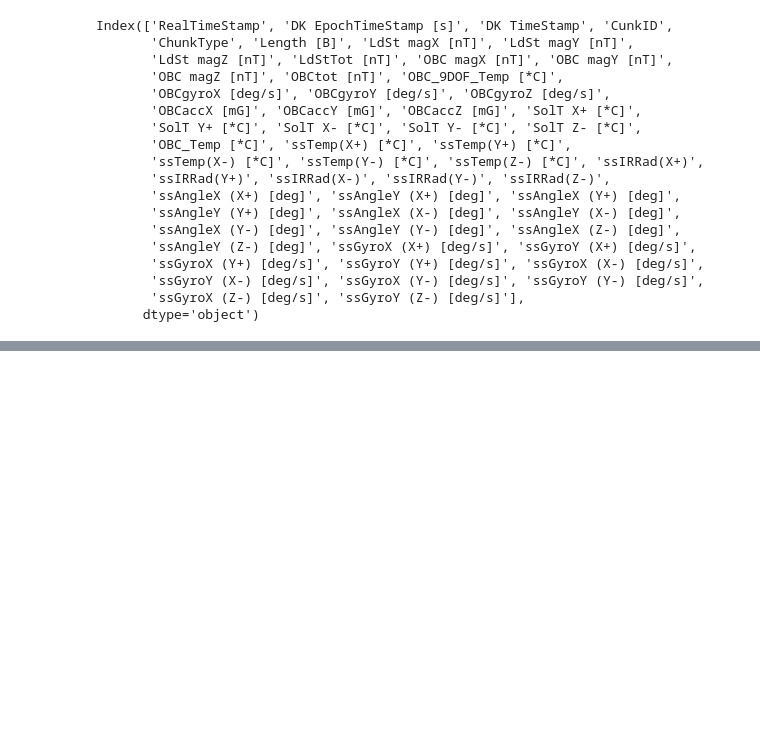
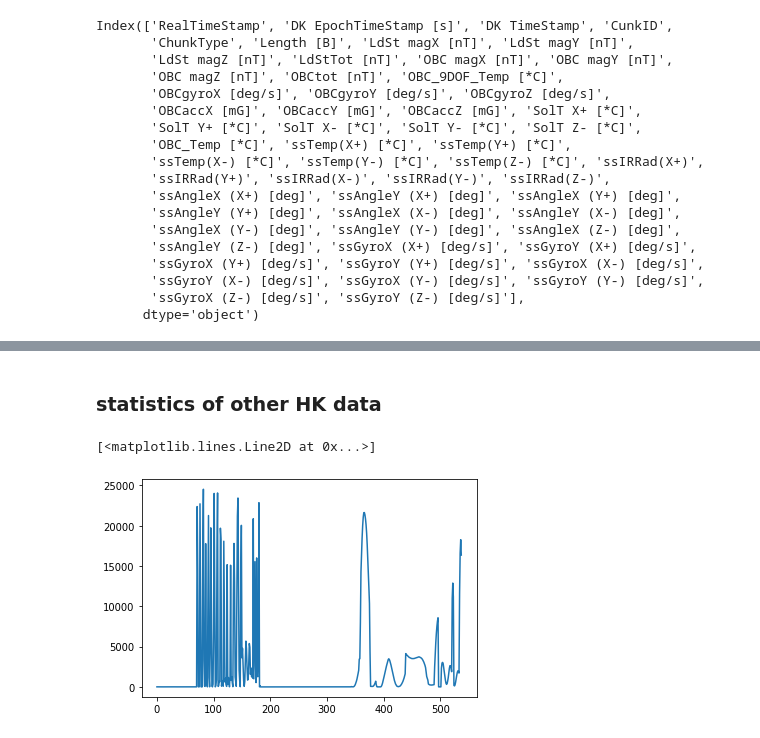
Before and after one commit to limu007/cube, a Jupyter notebook: Attitude_august.ipynb, the cells around one changed output, grey strips where cells are left out. Drawn from its saved outputs; the diff is of its cells as text; code cells hidden in the pictures; blank space fills up the shorter version.

```diff
--- a/Attitude_august.ipynb
+++ b/Attitude_august.ipynb
@@ -73,0 +266,10 @@ ModuleNotFoundError: No module named 'periodogram'
+# %% [markdown]
+### statistics of other HK data
+# %%
+set1=np.loadtxt("/home/limu/Space/logs/sun_columns_s1.txt").T
+set2=np.loadtxt("/home/limu/Space/logs/sun_columns_s2.txt").T
+aset=np.r_[set1,set2]
+pl.plot(aset[:,1])
+# %% [output]
+[<matplotlib.lines.Line2D at 0x...>]
+[figure, added]
```
Also changed, not shown: parts of 31 cells of this notebook, 3 other files.
